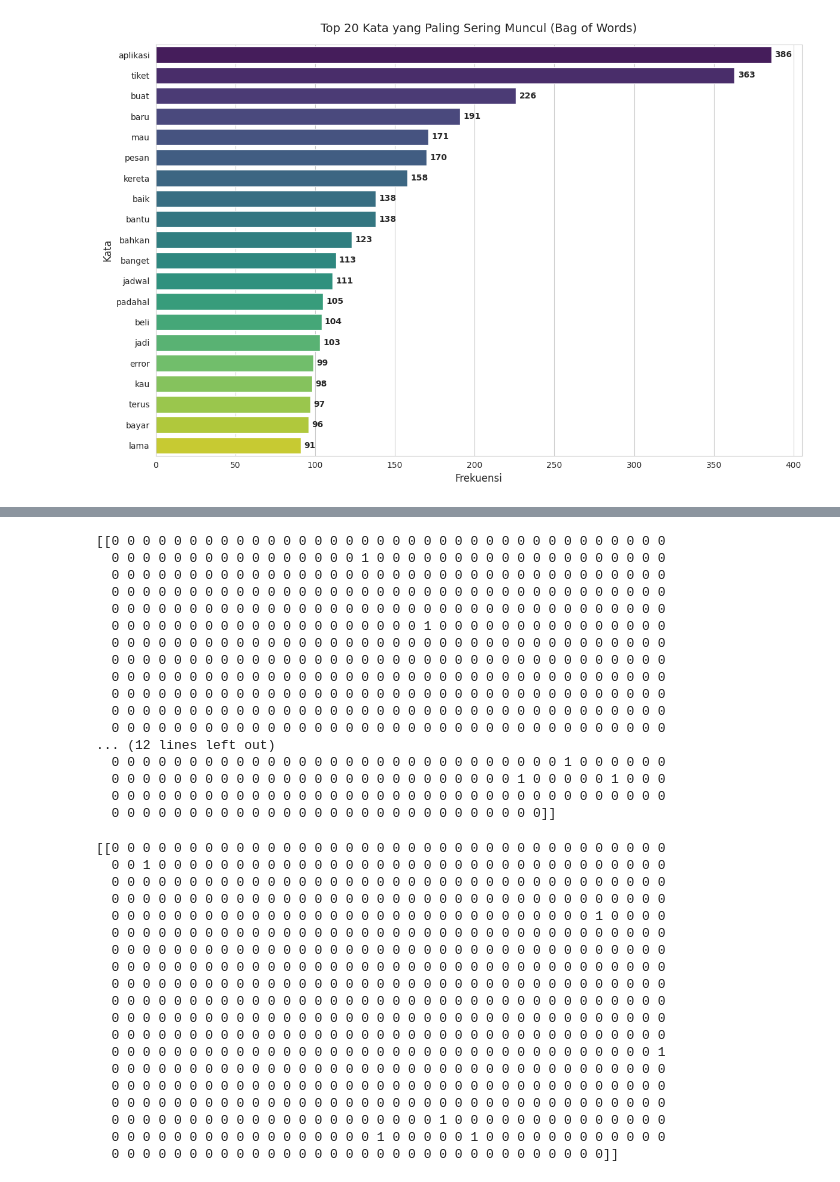
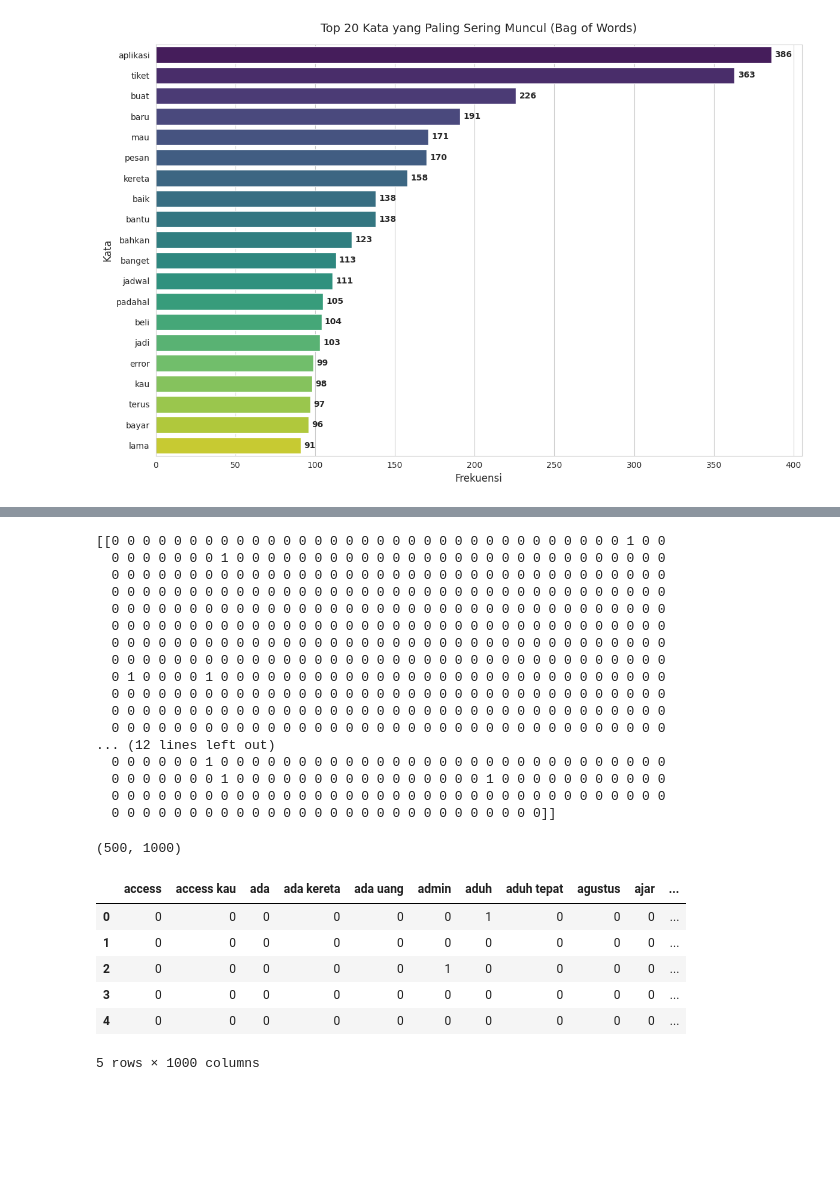
Before and after one commit to AhmadMugiar/Materi_Pertemuan2_AsistenPraktikum_SBD, a Jupyter notebook: Prak_SBD_Nama.ipynb, the cells around one changed output, grey strips where cells are left out. Saved outputs shown, nothing was run; the diff lists cells and outputs as text; code cells hidden in the pictures; blank space fills up the shorter version.

```diff
--- a/Prak_SBD_Nama.ipynb
+++ b/Prak_SBD_Nama.ipynb
@@ -783,49 +789,38 @@ Jumlah kata di kosakata      : 1524
 # %%
 teks_baru = ["aplikasi error terus susah pesan tiket"]
-X_baru = vec_before.transform(teks_baru)
+X_baru = vec.transform(teks_baru)
 print(X_baru.toarray())
 # %% [output]
-[[0 0 0 0 0 0 0 0 0 0 0 0 0 0 0 0 0 0 0 0 0 0 0 0 0 0 0 0 0 0 0 0 0 0 0 0
-  0 0 0 0 0 0 0 0 0 0 0 0 0 0 0 0 1 0 0 0 0 0 0 0 0 0 0 0 0 0 0 0 0 0 0 0
-  0 0 0 0 0 0 0 0 0 0 0 0 0 0 0 0 0 0 0 0 0 0 0 0 0 0 0 0 0 0 0 0 0 0 0 0
-  0 0 0 0 0 0 0 0 0 0 0 0 0 0 0 0 0 0 0 0 0 0 0 0 0 0 0 0 0 0 0 0 0 0 0 0
-  0 0 0 0 0 0 0 0 0 0 0 0 0 0 0 0 0 0 0 0 0 0 0 0 0 0 0 0 0 0 0 0 0 0 0 0
-  0 0 0 0 0 0 0 0 0 0 0 0 0 0 0 0 0 0 0 0 1 0 0 0 0 0 0 0 0 0 0 0 0 0 0 0
+[[0 0 0 0 0 0 0 0 0 0 0 0 0 0 0 0 0 0 0 0 0 0 0 0 0 0 0 0 0 0 0 0 0 1 0 0
+  0 0 0 0 0 0 0 1 0 0 0 0 0 0 0 0 0 0 0 0 0 0 0 0 0 0 0 0 0 0 0 0 0 0 0 0
   0 0 0 0 0 0 0 0 0 0 0 0 0 0 0 0 0 0 0 0 0 0 0 0 0 0 0 0 0 0 0 0 0 0 0 0
   0 0 0 0 0 0 0 0 0 0 0 0 0 0 0 0 0 0 0 0 0 0 0 0 0 0 0 0 0 0 0 0 0 0 0 0
   0 0 0 0 0 0 0 0 0 0 0 0 0 0 0 0 0 0 0 0 0 0 0 0 0 0 0 0 0 0 0 0 0 0 0 0
   0 0 0 0 0 0 0 0 0 0 0 0 0 0 0 0 0 0 0 0 0 0 0 0 0 0 0 0 0 0 0 0 0 0 0 0
   0 0 0 0 0 0 0 0 0 0 0 0 0 0 0 0 0 0 0 0 0 0 0 0 0 0 0 0 0 0 0 0 0 0 0 0
   0 0 0 0 0 0 0 0 0 0 0 0 0 0 0 0 0 0 0 0 0 0 0 0 0 0 0 0 0 0 0 0 0 0 0 0
+  0 1 0 0 0 0 1 0 0 0 0 0 0 0 0 0 0 0 0 0 0 0 0 0 0 0 0 0 0 0 0 0 0 0 0 0
+  0 0 0 0 0 0 0 0 0 0 0 0 0 0 0 0 0 0 0 0 0 0 0 0 0 0 0 0 0 0 0 0 0 0 0 0
+  0 0 0 0 0 0 0 0 0 0 0 0 0 0 0 0 0 0 0 0 0 0 0 0 0 0 0 0 0 0 0 0 0 0 0 0
+  0 0 0 0 0 0 0 0 0 0 0 0 0 0 0 0 0 0 0 0 0 0 0 0 0 0 0 0 0 0 0 0 0 0 0 0
 ... (12 lines left out)
-  0 0 0 0 0 0 0 0 0 0 0 0 0 0 0 0 0 0 0 0 0 0 0 0 0 0 0 0 0 1 0 0 0 0 0 0
-  0 0 0 0 0 0 0 0 0 0 0 0 0 0 0 0 0 0 0 0 0 0 0 0 0 0 1 0 0 0 0 0 1 0 0 0
+  0 0 0 0 0 0 1 0 0 0 0 0 0 0 0 0 0 0 0 0 0 0 0 0 0 0 0 0 0 0 0 0 0 0 0 0
+  0 0 0 0 0 0 0 1 0 0 0 0 0 0 0 0 0 0 0 0 0 0 0 0 1 0 0 0 0 0 0 0 0 0 0 0
   0 0 0 0 0 0 0 0 0 0 0 0 0 0 0 0 0 0 0 0 0 0 0 0 0 0 0 0 0 0 0 0 0 0 0 0
   0 0 0 0 0 0 0 0 0 0 0 0 0 0 0 0 0 0 0 0 0 0 0 0 0 0 0 0]]
-# %%
-teks_baru = ["aplikasi error terus susah pesan tiket"]
-X_baru = vec_after.transform(teks_baru)
-print(X_baru.toarray())
-# %% [output]
-[[0 0 0 0 0 0 0 0 0 0 0 0 0 0 0 0 0 0 0 0 0 0 0 0 0 0 0 0 0 0 0 0 0 0 0 0
-  0 0 1 0 0 0 0 0 0 0 0 0 0 0 0 0 0 0 0 0 0 0 0 0 0 0 0 0 0 0 0 0 0 0 0 0
-  0 0 0 0 0 0 0 0 0 0 0 0 0 0 0 0 0 0 0 0 0 0 0 0 0 0 0 0 0 0 0 0 0 0 0 0
-  0 0 0 0 0 0 0 0 0 0 0 0 0 0 0 0 0 0 0 0 0 0 0 0 0 0 0 0 0 0 0 0 0 0 0 0
-  0 0 0 0 0 0 0 0 0 0 0 0 0 0 0 0 0 0 0 0 0 0 0 0 0 0 0 0 0 0 0 1 0 0 0 0
-  0 0 0 0 0 0 0 0 0 0 0 0 0 0 0 0 0 0 0 0 0 0 0 0 0 0 0 0 0 0 0 0 0 0 0 0
-  0 0 0 0 0 0 0 0 0 0 0 0 0 0 0 0 0 0 0 0 0 0 0 0 0 0 0 0 0 0 0 0 0 0 0 0
-  0 0 0 0 0 0 0 0 0 0 0 0 0 0 0 0 0 0 0 0 0 0 0 0 0 0 0 0 0 0 0 0 0 0 0 0
-  0 0 0 0 0 0 0 0 0 0 0 0 0 0 0 0 0 0 0 0 0 0 0 0 0 0 0 0 0 0 0 0 0 0 0 0
-  0 0 0 0 0 0 0 0 0 0 0 0 0 0 0 0 0 0 0 0 0 0 0 0 0 0 0 0 0 0 0 0 0 0 0 0
-  0 0 0 0 0 0 0 0 0 0 0 0 0 0 0 0 0 0 0 0 0 0 0 0 0 0 0 0 0 0 0 0 0 0 0 0
-  0 0 0 0 0 0 0 0 0 0 0 0 0 0 0 0 0 0 0 0 0 0 0 0 0 0 0 0 0 0 0 0 0 0 0 0
-  0 0 0 0 0 0 0 0 0 0 0 0 0 0 0 0 0 0 0 0 0 0 0 0 0 0 0 0 0 0 0 0 0 0 0 1
-  0 0 0 0 0 0 0 0 0 0 0 0 0 0 0 0 0 0 0 0 0 0 0 0 0 0 0 0 0 0 0 0 0 0 0 0
-  0 0 0 0 0 0 0 0 0 0 0 0 0 0 0 0 0 0 0 0 0 0 0 0 0 0 0 0 0 0 0 0 0 0 0 0
-  0 0 0 0 0 0 0 0 0 0 0 0 0 0 0 0 0 0 0 0 0 0 0 0 0 0 0 0 0 0 0 0 0 0 0 0
-  0 0 0 0 0 0 0 0 0 0 0 0 0 0 0 0 0 0 0 0 0 1 0 0 0 0 0 0 0 0 0 0 0 0 0 0
-  0 0 0 0 0 0 0 0 0 0 0 0 0 0 0 0 0 1 0 0 0 0 0 1 0 0 0 0 0 0 0 0 0 0 0 0
-  0 0 0 0 0 0 0 0 0 0 0 0 0 0 0 0 0 0 0 0 0 0 0 0 0 0 0 0 0 0 0 0]]
+# %%
+print(X.shape)   # (jumlah_dokumen, jumlah_kata_unik)
+bow_df = pd.DataFrame(X.toarray(), columns=vec.get_feature_names_out())
+bow_df.head()
+# %% [output]
+(500, 1000)
+|  | access | access kau | ada | ada kereta | ada uang | admin | aduh | aduh tepat | agustus | ajar | ... |
+| 0 | 0 | 0 | 0 | 0 | 0 | 0 | 1 | 0 | 0 | 0 | ... |
+| 1 | 0 | 0 | 0 | 0 | 0 | 0 | 0 | 0 | 0 | 0 | ... |
+| 2 | 0 | 0 | 0 | 0 | 0 | 1 | 0 | 0 | 0 | 0 | ... |
+| 3 | 0 | 0 | 0 | 0 | 0 | 0 | 0 | 0 | 0 | 0 | ... |
+| 4 | 0 | 0 | 0 | 0 | 0 | 0 | 0 | 0 | 0 | 0 | ... |
+5 rows × 1000 columns
 # %%
 df = df_prak4.dropna(subset=['final_sentence']).reset_index(drop=True)
 
```
Also changed, not shown: parts of 8 cells of this notebook.
